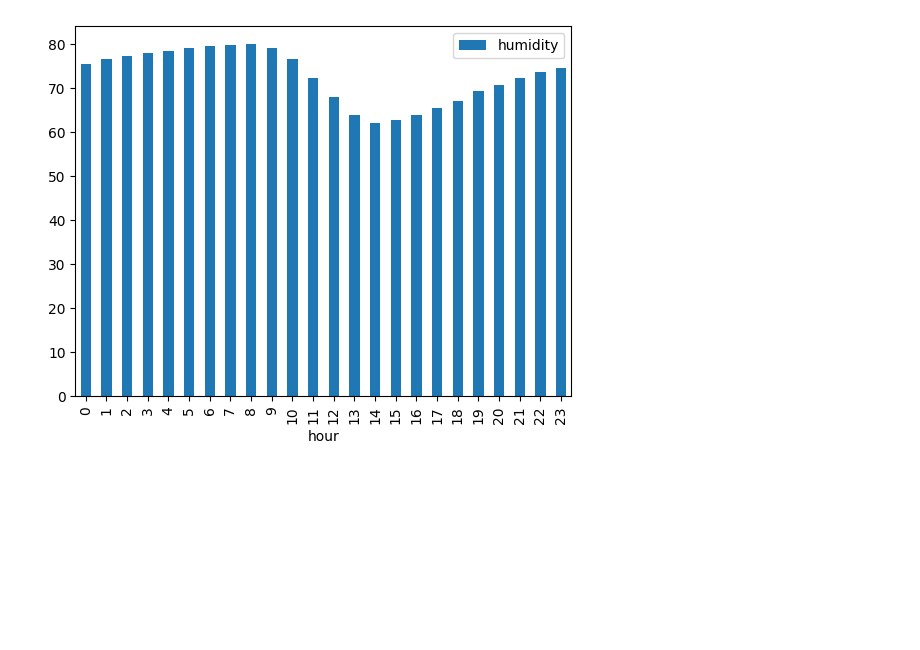
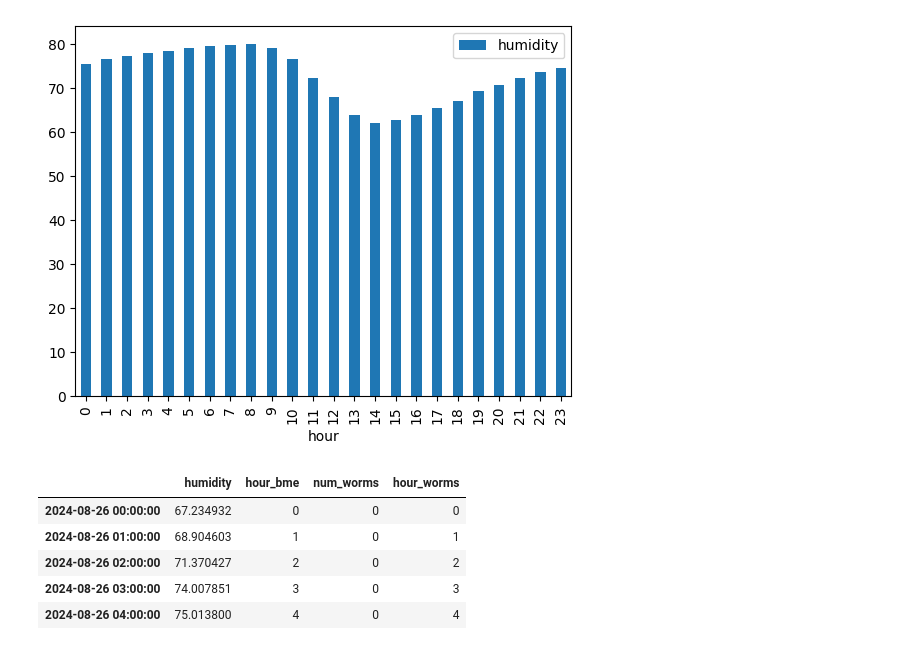
Before and after one commit to wiggle-bin/wiggle-notes, a Jupyter notebook: worms_actvitiy/DataActivityCorrelationUsingUpdatedModel.ipynb, the cells around one changed output. Saved outputs shown, nothing was run; the diff lists cells and outputs as text; code cells hidden in the pictures; blank space fills up the shorter version.

```diff
--- a/worms_actvitiy/DataActivityCorrelationUsingUpdatedModel.ipynb
+++ b/worms_actvitiy/DataActivityCorrelationUsingUpdatedModel.ipynb
@@ -230,3 +233,13 @@ mean_humidity_per_hour.plot(x='hour', kind='bar')
 # %% [output]
 <Axes: xlabel='hour'>
 [figure]
+# %%
+merged_data = pd.merge(bme680_per_hour, worms_per_hour, left_index=True, right_index=True, suffixes=('_bme', '_worms'))
+merged_data.head()
+# %% [output]
+|  | humidity | hour_bme | num_worms | hour_worms |
+| 2024-08-26 00:00:00 | 67.234932 | 0 | 0 | 0 |
+| 2024-08-26 01:00:00 | 68.904603 | 1 | 0 | 1 |
+| 2024-08-26 02:00:00 | 71.370427 | 2 | 0 | 2 |
+| 2024-08-26 03:00:00 | 74.007851 | 3 | 0 | 3 |
+| 2024-08-26 04:00:00 | 75.013800 | 4 | 0 | 4 |
```
Also changed, not shown: parts of 3 cells of this notebook, 3 other files.
